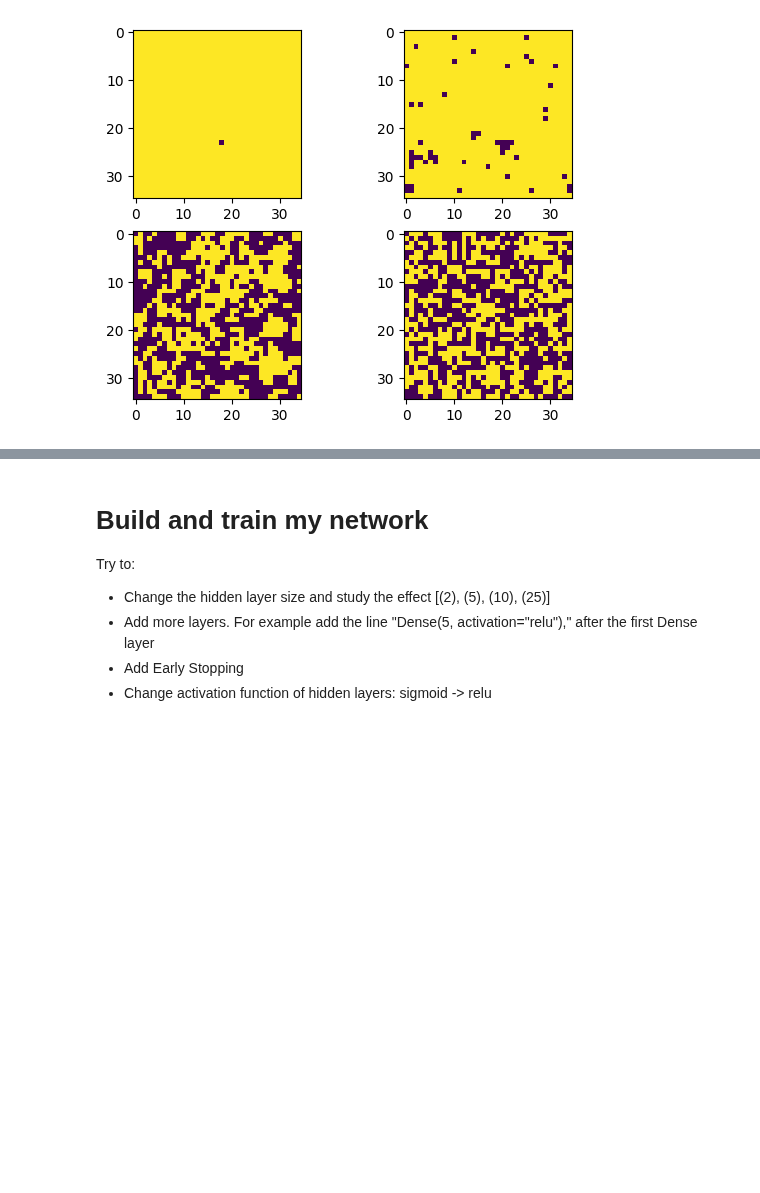
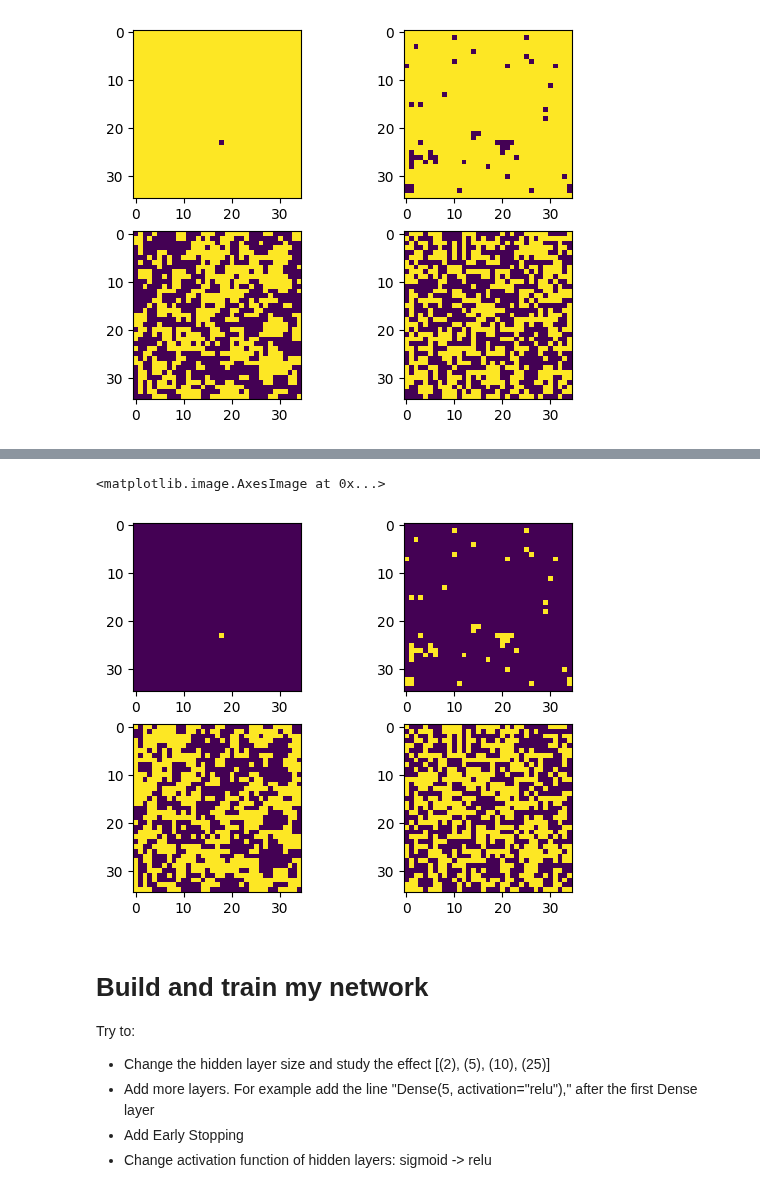
Before and after one commit to Nemenick/FCA_DeepNeuralNework-with-TensorFlow, a Jupyter notebook: Deep_Dense_ising.ipynb, the cells around one changed output, grey strips where cells are left out. Saved outputs shown, nothing was run; the diff lists cells and outputs as text; code cells hidden in the pictures; blank space fills up the shorter version.

```diff
--- a/Deep_Dense_ising.ipynb
+++ b/Deep_Dense_ising.ipynb
@@ -159,3 +165,27 @@ ax[1][1].imshow(data_inspected4)
+# %%
+data_flipped = -data
+y_flipped = 1-y
+
+data = np.concatenate((data,data_flipped))
+y = np.concatenate((y,y_flipped))
+# %%
+index1 = 50
+index2 = 135
+index3 = 141
+index4 = 269
+data_inspected_flipped1 = data_flipped[index1].reshape(n,n)
+data_inspected_flipped2 = data_flipped[index2].reshape(n,n)
+data_inspected_flipped3 = data_flipped[index3].reshape(n,n)
+data_inspected_flipped4 = data_flipped[index4].reshape(n,n)
+
+fig, ax = plt.subplots(2,2)
+ax[0][0].imshow(data_inspected_flipped1)
+ax[0][1].imshow(data_inspected_flipped2)
+ax[1][0].imshow(data_inspected_flipped3)
+ax[1][1].imshow(data_inspected_flipped4)
+# %% [output]
+<matplotlib.image.AxesImage at 0x...>
+[figure, added]
 # %% [markdown]
 # Build and train my network
 Try to:
```
Also changed, not shown: parts of 2 cells of this notebook.
